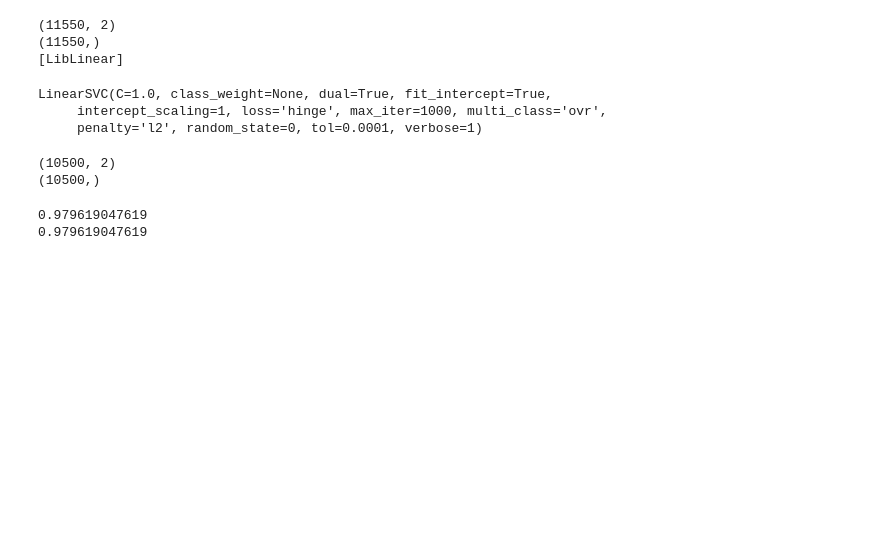
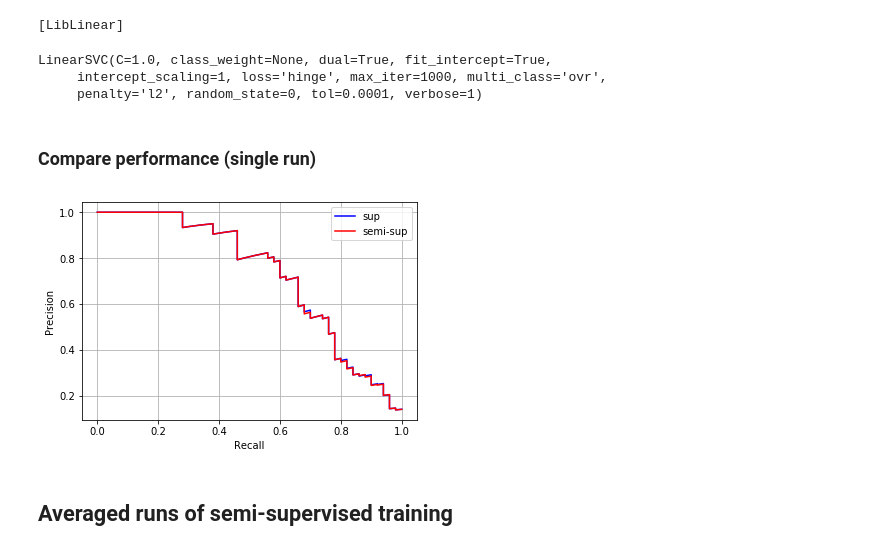
Before and after one commit to AruniRC/class-imbalance, a Jupyter notebook: class_imbalance_gaussians.ipynb, the cells around one changed output. Drawn from its saved outputs; the diff is of its cells as text; code cells hidden in the pictures; blank space fills up the shorter version.

```diff
--- a/class_imbalance_gaussians.ipynb
+++ b/class_imbalance_gaussians.ipynb
@@ -43,3 +69,5 @@ print y.shape
 # %%
+# Train a supervised model
 from sklearn.svm import LinearSVC
-model = LinearSVC(random_state=0, loss='hinge', verbose=1)
+model = LinearSVC(random_state=0, loss='hinge', verbose=2)
+model.fit(feat_train, label_train) # Fit model to labeled training data
@@ -46,3 +78,0 @@ model = LinearSVC(random_state=0, loss='hinge', verbose=1)
-# %%
-# Fit model to stage-1 training data
-model.fit(X,y)
@@ -85,37 +81,18 @@ print preds.shape
 # %%
 # Semi-supervised learning:
-#   train on the generated labels on unlabeled data AND labeled dataset
+
+# Predict labels for unlabeled data
+preds_u = model.predict(feat_u)  # y_hat
+print preds_u.shape
+print np.unique(preds_u)
+
+# Training: original Data + predicted Data
 model_semi = LinearSVC(random_state=0, loss='hinge', verbose=1)
-
-# Stage-2 training: originalData + noisyData
-X_new = np.vstack((X, X_semi))
-print X_new.shape
-y_new = np.concatenate((y, preds))
-print y_new.shape
-
+X_new = np.vstack((feat_train, feat_u))
+y_new = np.concatenate((label_train, preds_u))
 model_semi.fit(X_new, y_new)
 # %% [output]
-(11550, 2)
-(11550,)
 [LibLinear]
 LinearSVC(C=1.0, class_weight=None, dual=True, fit_intercept=True,
      intercept_scaling=1, loss='hinge', max_iter=1000, multi_class='ovr',
      penalty='l2', random_state=0, tol=0.0001, verbose=1)
-# %%
-# Compare the performance of the two models
-
-# Generate test-set:
-x_A_test, y_A_test = np.random.multivariate_normal(mean_A, cov_A, 10000).T
-x_B_test, y_B_test = np.random.multivariate_normal(mean_B, cov_B, 500).T
-
-X_test = np.vstack((np.hstack((x_A_test[:,np.newaxis], y_A_test[:,np.newaxis])),
-          np.hstack((x_B_test[:,np.newaxis], y_B_test[:,np.newaxis]))))
-y_test = np.concatenate((-np.ones(x_A_test.shape[0]),
-                          np.ones(x_B_test.shape[0])))
-
-
-print X_test.shape
-print y_test.shape
-# %% [output]
-(10500, 2)
-(10500,)
@@ -129,6 +99,22 @@ score_semi = model_semi.score(X_test, y_test)
-# %%
-print score
-print score_semi
-# %% [output]
-0.979619047619
-0.979619047619
+# %% [markdown]
+### Compare performance (single run)
+# %%
+# Evaluate model scores
+y_hat = model.decision_function(feat_t)
+y_hat_semi = model_semi.decision_function(feat_t)
+# %%
+from sklearn.metrics import precision_recall_curve
+
+prec, rec, _ = precision_recall_curve(label_t, y_hat)
+plt.plot(rec, prec, color='b', label='sup')
+prec, rec, _ = precision_recall_curve(label_t, y_hat_semi)
+plt.plot(rec, prec, color='r', label='semi-sup')
+plt.xlabel('Recall')
+plt.ylabel('Precision')
+plt.legend()
+plt.grid()
+plt.show()
+# %% [output]
+[figure, added]
+# %% [markdown]
+## Averaged runs of semi-supervised training
```
Also changed, not shown: parts of 23 cells of this notebook.
